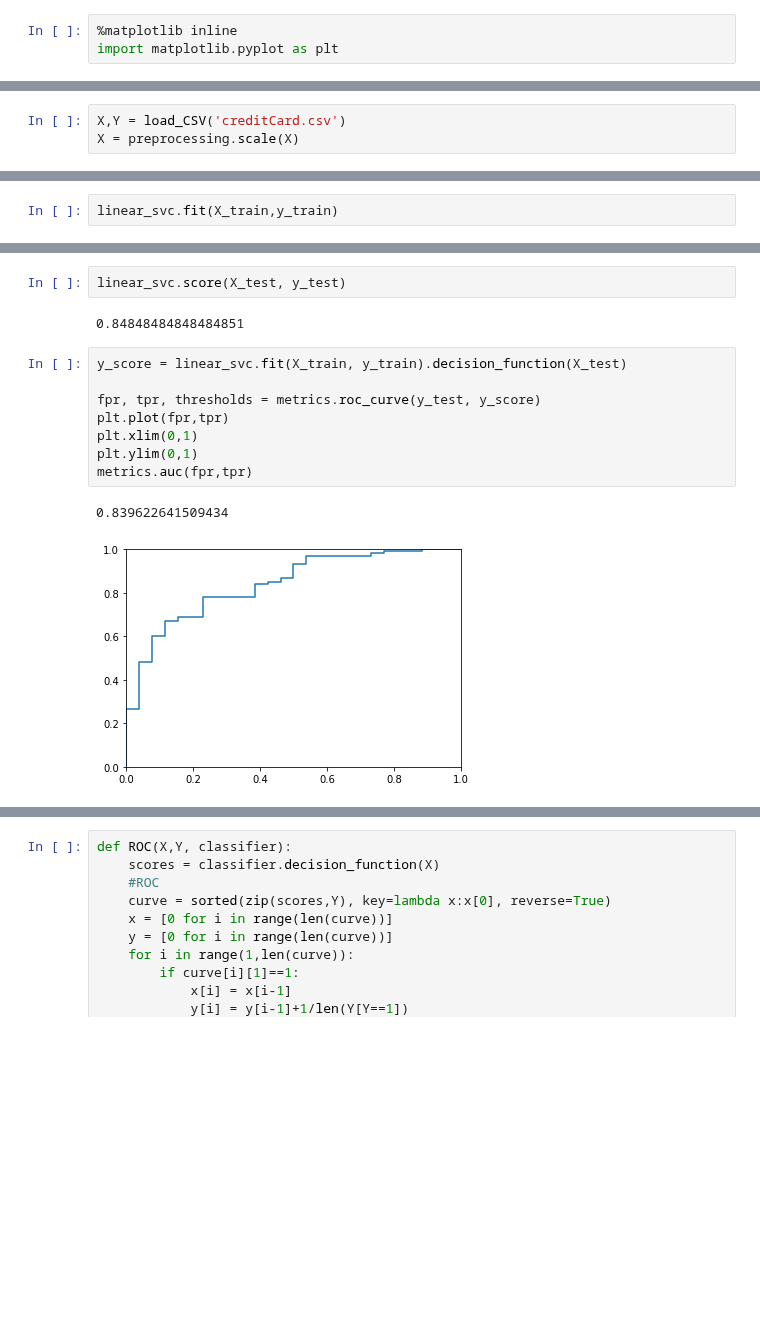
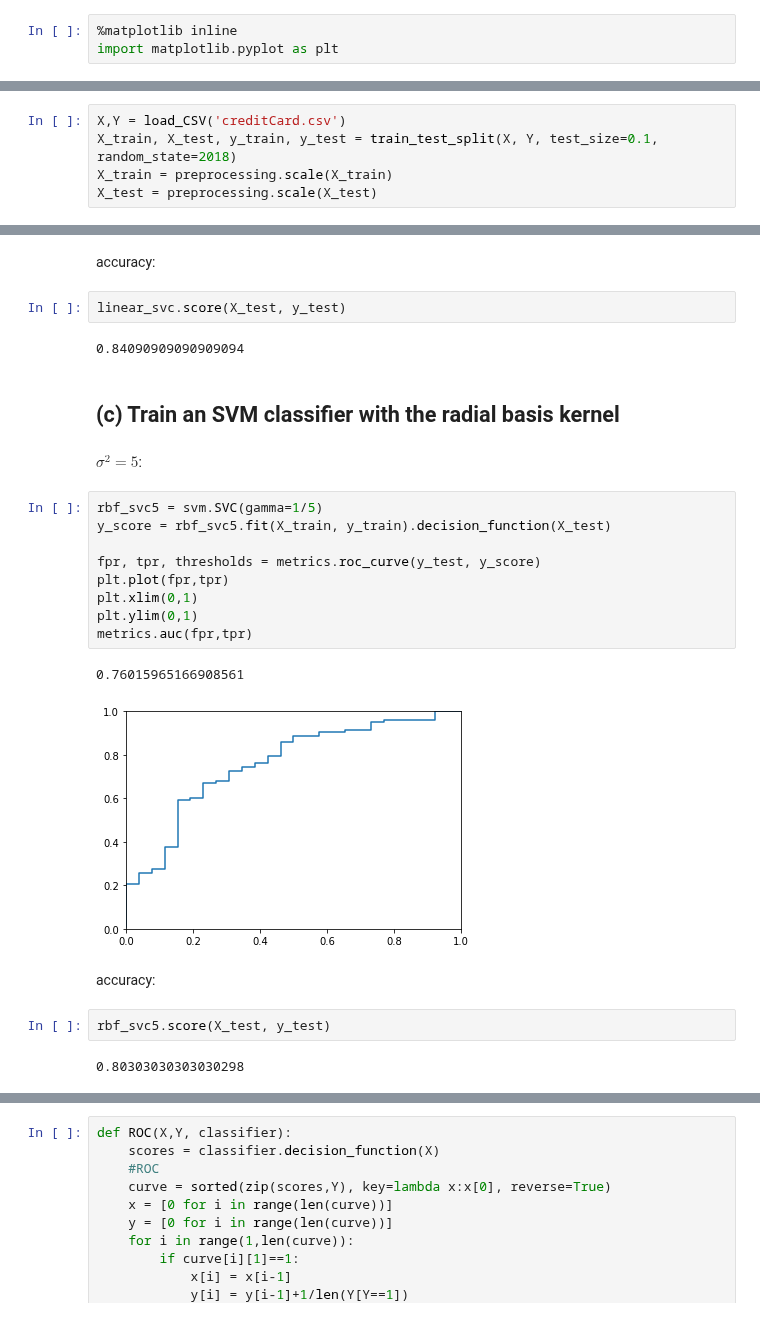
Before and after one commit to ShrekFelix/COMPSCI571-Machine-Learning, a Jupyter notebook: SVM.ipynb, the cells around one changed output, grey strips where cells are left out. Cells and saved outputs as stored; diff of their text form; blank space fills up the shorter version.

```diff
--- a/SVM.ipynb
+++ b/SVM.ipynb
@@ -13,3 +109,5 @@ import matplotlib.pyplot as plt
 # %%
 X,Y = load_CSV('creditCard.csv')
-X = preprocessing.scale(X)
+X_train, X_test, y_train, y_test = train_test_split(X, Y, test_size=0.1, random_state=2018)
+X_train = preprocessing.scale(X_train)
+X_test = preprocessing.scale(X_test)
@@ -24,2 +113,0 @@ itest = np.array(list(set(range(len(X))) - set(itrain)))
-# %%
-linear_svc.fit(X_train,y_train)
@@ -31,15 +128,28 @@ SVC(C=1.0, cache_size=200, class_weight=None, coef0=0.0,
+# %% [markdown]
+accuracy:
 # %%
 linear_svc.score(X_test, y_test)
 # %% [output]
-0.84848484848484851
+0.84090909090909094
+# %% [markdown]
+## (c) Train an SVM classifier with the radial basis kernel
+# %% [markdown]
+$\sigma^2=5$:
 # %%
-y_score = linear_svc.fit(X_train, y_train).decision_function(X_test)
+rbf_svc5 = svm.SVC(gamma=1/5)
+y_score = rbf_svc5.fit(X_train, y_train).decision_function(X_test)
 
 fpr, tpr, thresholds = metrics.roc_curve(y_test, y_score)
 plt.plot(fpr,tpr)
 plt.xlim(0,1)
 plt.ylim(0,1)
 metrics.auc(fpr,tpr)
 # %% [output]
-0.839622641509434
+0.76015965166908561
-[figure, old version]
+[figure, new version]
+# %% [markdown]
+accuracy:
+# %%
+rbf_svc5.score(X_test, y_test)
+# %% [output]
+0.80303030303030298
```
Also changed, not shown: parts of 37 cells of this notebook, 2 other files.
